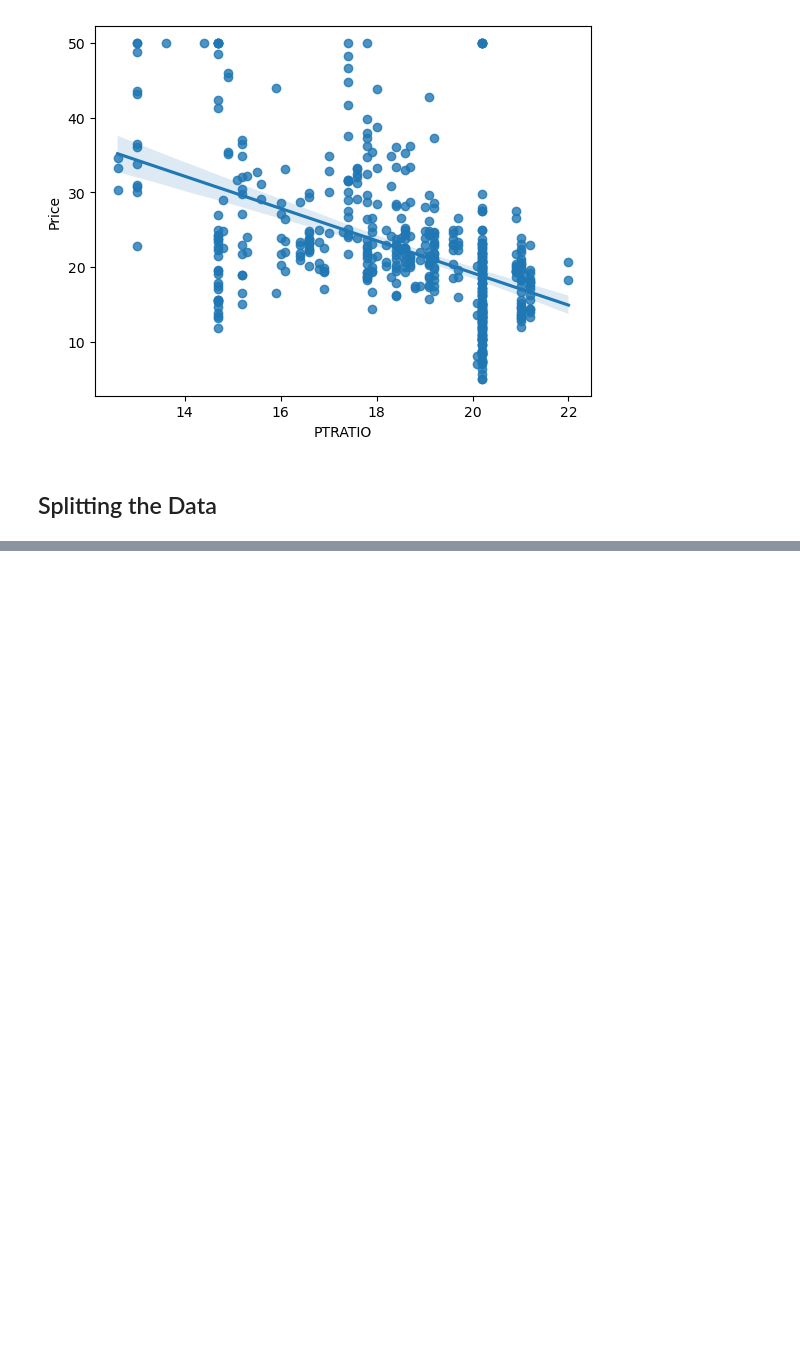
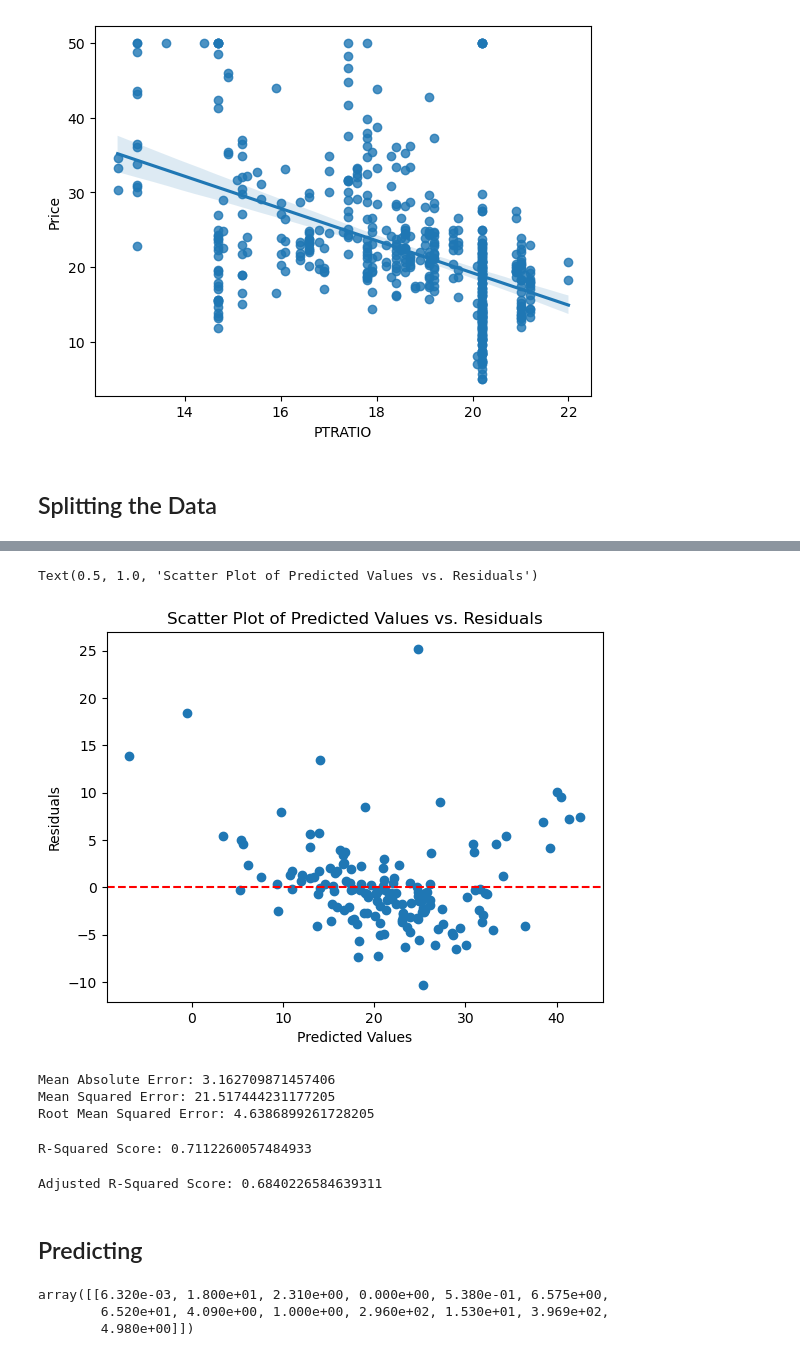
Before and after one commit to pChitral/House-Price-Prediction-CICD-Deployment, a Jupyter notebook: Linear_Regression.ipynb, the cells around one changed output, grey strips where cells are left out. Cells and saved outputs as stored; diff of their text form; code cells hidden in the pictures; blank space fills up the shorter version.

```diff
--- a/Linear_Regression.ipynb
+++ b/Linear_Regression.ipynb
@@ -205,0 +279,56 @@ y = df.iloc[:, -1]
+# %%
+fig, ax = plt.subplots()
+ax.scatter(reg_pred, residuals)
+ax.axhline(y=0, color='red', linestyle='--')
+ax.set_xlabel('Predicted Values')
+ax.set_ylabel('Residuals')
+ax.set_title('Scatter Plot of Predicted Values vs. Residuals')
+# %% [output]
+Text(0.5, 1.0, 'Scatter Plot of Predicted Values vs. Residuals')
+[figure, added]
+# %%
+from sklearn.metrics import mean_squared_error, mean_absolute_error
+
+mae = mean_absolute_error(y_test, reg_pred)
+mse = mean_squared_error(y_test, reg_pred)
+rmse = np.sqrt(mse)
+
+print("Mean Absolute Error:", mae)
+print("Mean Squared Error:", mse)
+print("Root Mean Squared Error:", rmse)
+# %% [output]
+Mean Absolute Error: 3.162709871457406
+Mean Squared Error: 21.517444231177205
+Root Mean Squared Error: 4.6386899261728205
+# %%
+# Import the required function from scikit-learn's metrics module
+from sklearn.metrics import r2_score
+
+# Calculate the R-squared score between y_test and reg_pred
+score = r2_score(y_test, reg_pred)
+
+# Print the R-squared score
+print("R-Squared Score:", score)
+# %% [output]
+R-Squared Score: 0.7112260057484933
+# %%
+# Calculate the adjusted R-squared score between y_test and reg_pred
+n = len(y_test)             # Number of observations
+p = X_test.shape[1]         # Number of predictors
+adj_r2 = 1 - (1 - score) * (n - 1) / (n - p - 1)
+
+# Print the adjusted R-squared score
+print("Adjusted R-Squared Score:", adj_r2)
+# %% [output]
+Adjusted R-Squared Score: 0.6840226584639311
+# %% [markdown]
+## Predicting
+# %%
+# Reshape the first row of boston.data to a 1x13 array
+new_data = boston.data[0].reshape(1, -1)
+
+new_data
+# %% [output]
+array([[6.320e-03, 1.800e+01, 2.310e+00, 0.000e+00, 5.380e-01, 6.575e+00,
+        6.520e+01, 4.090e+00, 1.000e+00, 2.960e+02, 1.530e+01, 3.969e+02,
+        4.980e+00]])
```
Also changed, not shown: parts of 14 cells of this notebook, 2 other files.
